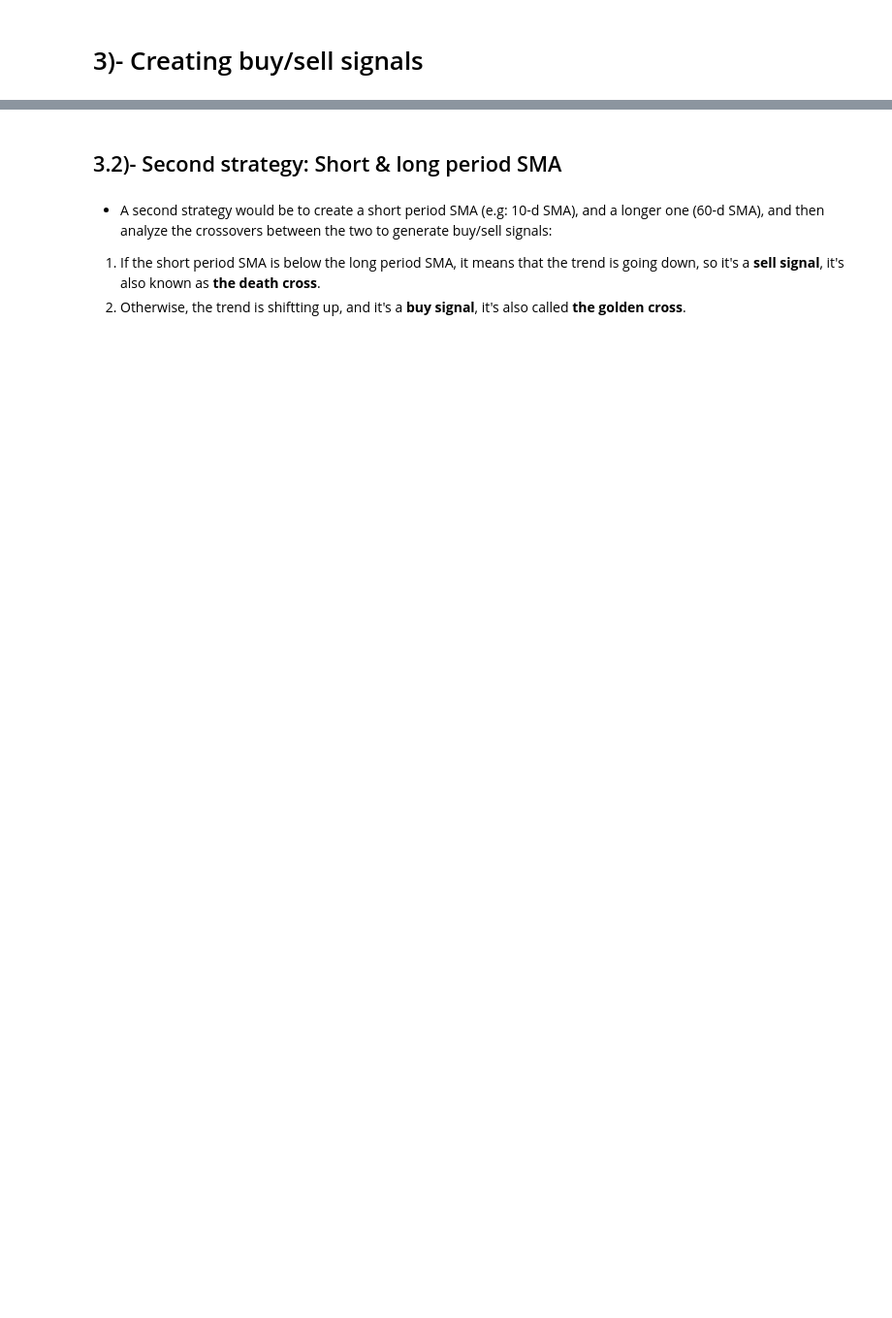
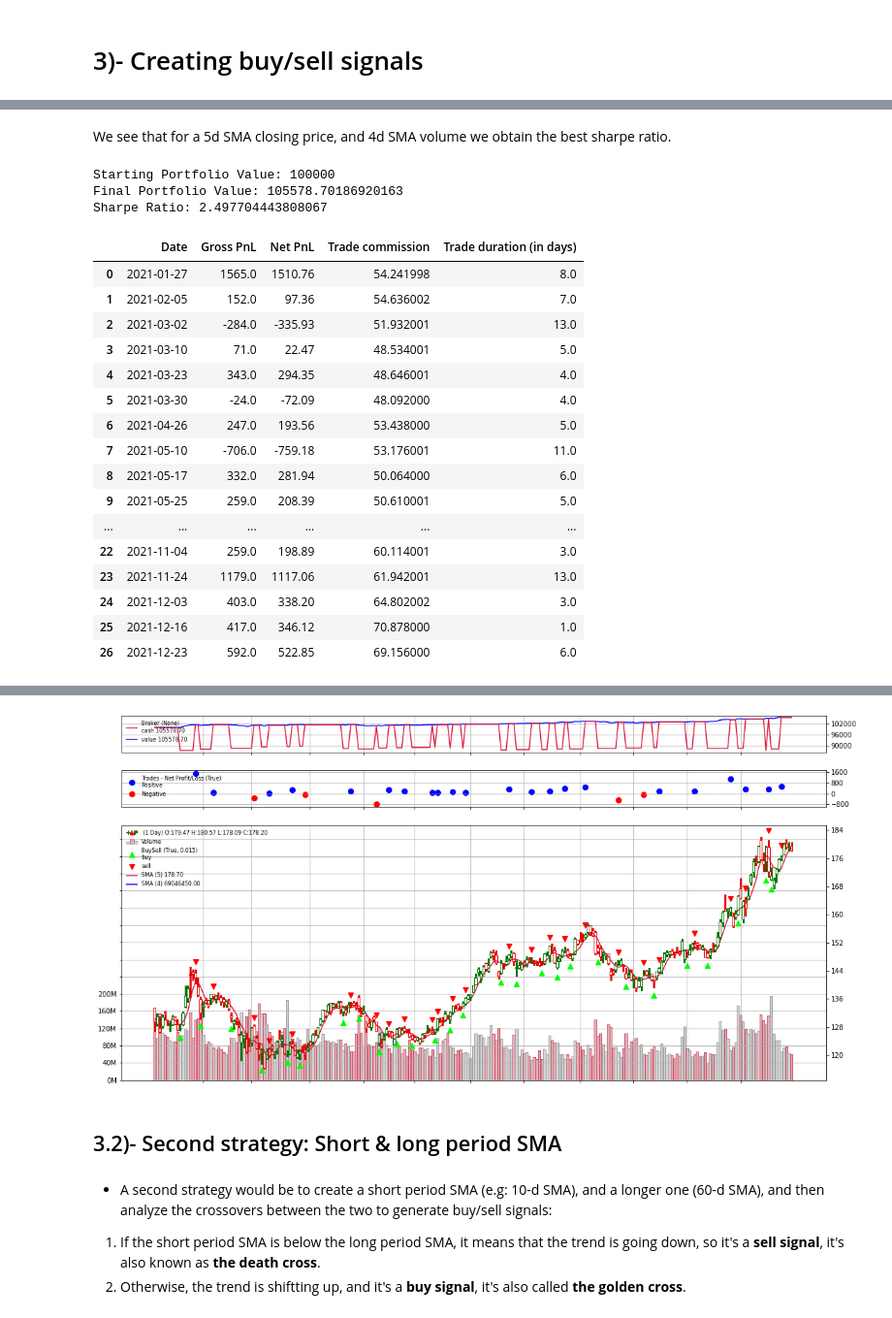
Before and after one commit to aahouzi/Stock-price-forecasting, a Jupyter notebook: notebooks/quantitative_trading_strategies.ipynb, the cells around one changed output, grey strips where cells are left out. Shown at 97% size. Drawn from its saved outputs; the diff is of its cells as text; code cells hidden in the pictures; blank space fills up the shorter version.

```diff
--- a/notebooks/quantitative_trading_strategies.ipynb
+++ b/notebooks/quantitative_trading_strategies.ipynb
@@ -175,0 +179,6 @@ plt.show()
+# %%
+# Backtesting parameters
+data = bt.feeds.PandasData(dataname=yf.download('AAPL', start="2021-1-1", end="2021-12-31", interval="1d"))
+startcash = 100000
+commission = 0.002
+stake = 100
@@ -175,0 +187,17 @@ plt.show()
+# %%
+class FirstStrategy(bt.Strategy):
+    params = (('close_period', 5),
+              ('volume_period', 4)
+    )
+
+    def __init__(self):
+        self.close_sma = bt.indicators.SMA(self.data.close, period=self.params.close_period)
+        self.volume_sma = bt.indicators.SMA(self.data.volume, period=self.params.volume_period)
+
+    def next(self):
+        if not self.position:
+            if self.data.close < self.close_sma and self.data.volume > self.volume_sma:
+                self.buy()
+        else:
+            if self.data.close > self.close_sma and self.data.volume < self.volume_sma:
+                self.sell()
@@ -175,0 +240,30 @@ plt.show()
+# %% [markdown]
+We see that for a 5d SMA closing price, and 4d SMA volume we obtain the best sharpe ratio.
+# %%
+# Run the strategy & plot the results
+set_and_run(data,
+            FirstStrategy,
+            startcash,
+            commission,
+            stake)
+# %% [output]
+Starting Portfolio Value: 100000
+Final Portfolio Value: 105578.70186920163
+Sharpe Ratio: 2.497704443808067
+|  | Date | Gross PnL | Net PnL | Trade commission | Trade duration (in days) |
+| 0 | 2021-01-27 | 1565.0 | 1510.76 | 54.241998 | 8.0 |
+| 1 | 2021-02-05 | 152.0 | 97.36 | 54.636002 | 7.0 |
+| 2 | 2021-03-02 | -284.0 | -335.93 | 51.932001 | 13.0 |
+| 3 | 2021-03-10 | 71.0 | 22.47 | 48.534001 | 5.0 |
+| 4 | 2021-03-23 | 343.0 | 294.35 | 48.646001 | 4.0 |
+| 5 | 2021-03-30 | -24.0 | -72.09 | 48.092000 | 4.0 |
+| 6 | 2021-04-26 | 247.0 | 193.56 | 53.438000 | 5.0 |
+| 7 | 2021-05-10 | -706.0 | -759.18 | 53.176001 | 11.0 |
+| 8 | 2021-05-17 | 332.0 | 281.94 | 50.064000 | 6.0 |
+| 9 | 2021-05-25 | 259.0 | 208.39 | 50.610001 | 5.0 |
+| ... | ... | ... | ... | ... | ... |
+| 22 | 2021-11-04 | 259.0 | 198.89 | 60.114001 | 3.0 |
+| 23 | 2021-11-24 | 1179.0 | 1117.06 | 61.942001 | 13.0 |
+| 24 | 2021-12-03 | 403.0 | 338.20 | 64.802002 | 3.0 |
+| 25 | 2021-12-16 | 417.0 | 346.12 | 70.878000 | 1.0 |
+| 26 | 2021-12-23 | 592.0 | 522.85 | 69.156000 | 6.0 |
@@ -176,3 +272,4 @@ plt.show()
+[figure, added]
 # %% [markdown]
 ## 3.2)- Second strategy: Short & long period SMA
 # %% [markdown]
```
Also changed, not shown: parts of 15 cells of this notebook.
